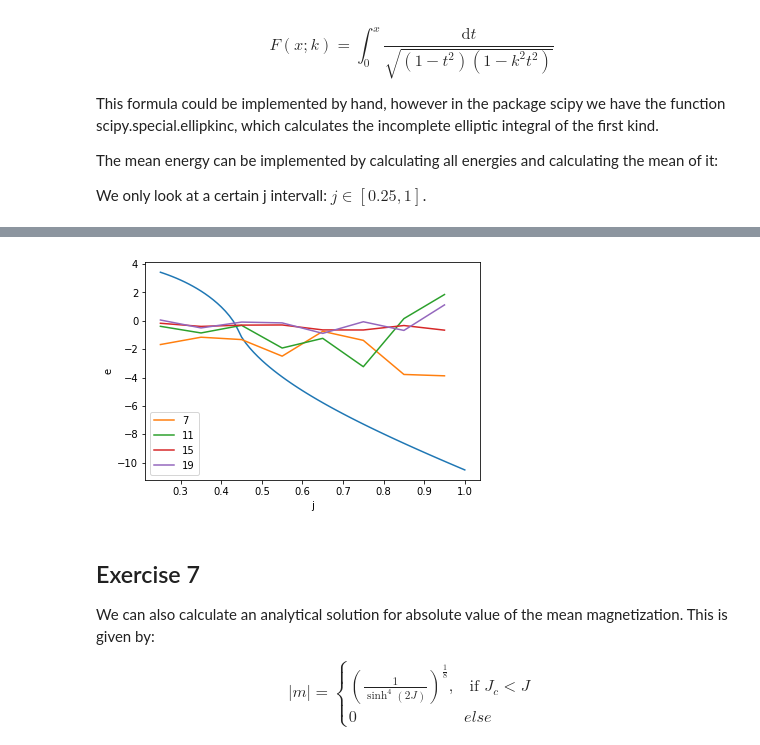
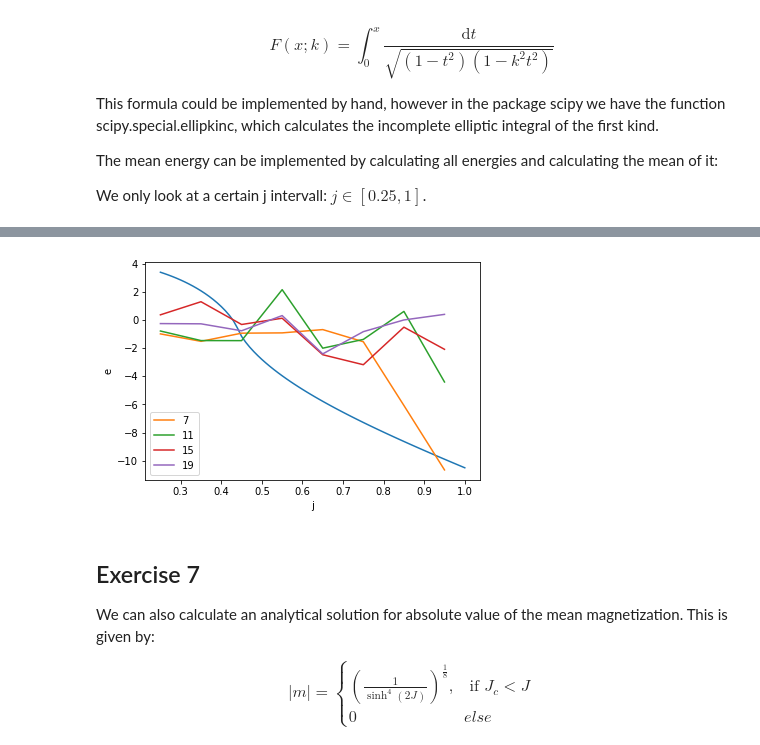
Before and after one commit to Trico94/physics760_Martin, a Jupyter notebook: Exercise 2/exercise2.ipynb, the cells around one changed output, grey strips where cells are left out. Cells and saved outputs as stored; diff of their text form; code cells hidden in the pictures.

Commit message:
analytical solution of e needs some work, but I think the core is done

```diff
--- a/Exercise 2/exercise2.ipynb
+++ b/Exercise 2/exercise2.ipynb
@@ -225,44 +225,52 @@ The mean energy can be implemented by calculating all energies and calculating t
 
 
 We only look at a certain j intervall: $j \in [0.25, 1]$.
+# %%
+def mean_energy_analytical(j):
+    spherical=sp.ellipkinc(math.pi/2, 4*math.cosh(2*j)**-2*math.tanh(2*j)**2)
+    return (-j*(math.cosh(2*j)/math.sinh(2*j))*(1+2*math.pi*(2*math.tanh(2*j)**2-1)*spherical))
+
+def mean_energy_simulated(spin_array, N, j, t):
+    energy = np.zeros(N*N).reshape(N, N)
+    spin_array = gen_spin_array(N)
+    for i in range(N):
+        for k in range(N):
+            energy[i][k] = hamiltionian(spin_array, [i, k], j, 0)
+    return(np.average(energy))
 # %%
-def mean_energy_analytical(j):
-    spherical=sp.ellipkinc(math.pi/2, 4*math.cosh(2*j)**-2*math.tanh(2*j)**2)
-    return (-j*(math.cosh(2*j)/math.sinh(2*j))*(1+2*math.pi*(2*math.tanh(2*j)**2-1)*spherical))
-
-def mean_energy_simulated(N, j, t):
-    energy = np.zeros(N*N).reshape(N, N)
-    spin_array = gen_spin_array(N)
-    for i in range(N):
-        for k in range(N):
-            energy[i][k] = hamiltionian(spin_array, [i, k], j, 0)
-    return(np.average(energy))
-
 def plot_mean_energy(h, t, repeats, averaging):
     #get the analytical results
     j_array_analytical=np.arange(0.25, 1.01, 0.01)
     mean_energy_array_analytical=np.zeros(len(j_array_analytical))
     for i in range(len(j_array_analytical)):
         mean_energy_array_analytical[i]=mean_energy_analytical(j_array_analytical[i])
+
     #generate simulated results
+    #The N-Values that are going to be used
     N_array=[7, 11, 15, 19]
-    j_array_simulated=np.arange(0.25, 1.01, 0.1)
+    #We will have all values from 0.25 to 1 in a 0.1 intervall
+    j_array_simulated=np.arange(0.25, 1.01, 0.05)
     temp_energy_array=np.zeros(averaging)
     mean_energy_array_simulated=np.zeros(len(j_array_simulated)*4).reshape(4, len(j_array_simulated))
+    mean_energy_array_simulated_temp=np.zeros(len(j_array_simulated)*4).reshape(4, len(j_array_simulated))
     spin_array_array=[]
 
-    for i in range(len(N_array)):
-        spin_array_array=spin_array_array+[gen_spin_array(N_array[i])]
-    for k in range(len(N_array)):
-        for i in range(10):
-            a, spin_array_array[k]=mc_estimate(spin_array_array[k], j_array_simulated[k], 0, t, repeats)
-    for k in range(len(N_array)):
-        for i in range(len(j_array_simulated)):
-            for o in range(100):
-                temp_energy_array[o]=mean_energy_simulated(N_array[k], j_array_simulated[i], t)
-            mean_energy_array_simulated[k][i]=np.average(temp_energy_array)
-    print(mean_energy_array_simulated)
-
+    for d in range(averaging):
+        #loop over all possible N values ([7, 11, 15, 19])
+        for k in range(len(N_array)):
+            #loop over all possible j values
+            for i in range(len(j_array_simulated)):
+                #Generate Spin arrays
+                for o in range(len(N_array)):
+                    spin_array_array=spin_array_array+[gen_spin_array(N_array[o])]
+                #make monte carlo simulations of the spin arrays
+                for m in range(len(N_array)):
+                    a, spin_array_array[k]=mc_estimate(spin_array_array[m], j_array_simulated[k], 0, t, repeats)
+                #calculate the mean energy
+                mean_energy_array_simulated_temp[k][i]=mean_energy_simulated(spin_array_array[k], N_array[k], j_array_simulated[i], t)
+        #print(mean_energy_array_simulated)
+        mean_energy_array_simulated=mean_energy_array_simulated+mean_energy_array_simulated_temp
+    mean_energy_array_simulated=mean_energy_array_simulated/averaging
     plt.plot(j_array_analytical, mean_energy_array_analytical)
     for k in range(len(N_array)):
         plt.plot(j_array_simulated, mean_energy_array_simulated[k]*100, label=N_array[k])
@@ -271,5 +279,5 @@ def plot_mean_energy(h, t, repeats, averaging):
     plt.legend(loc="best")
     plt.savefig("plot_mean_energy.png")
 
-plot_mean_energy(0, 200, 100, 100)
+plot_mean_energy(0, 1, 1, 20)
 # %% [output]
@@ -284,4 +301,4 @@ plot_mean_energy(0, 200, 100, 100)
-[figure, old version]
+[figure, new version]
 # %% [markdown]
 ## Exercise 7
 
```
Also changed, not shown: parts of 2 cells of this notebook.
